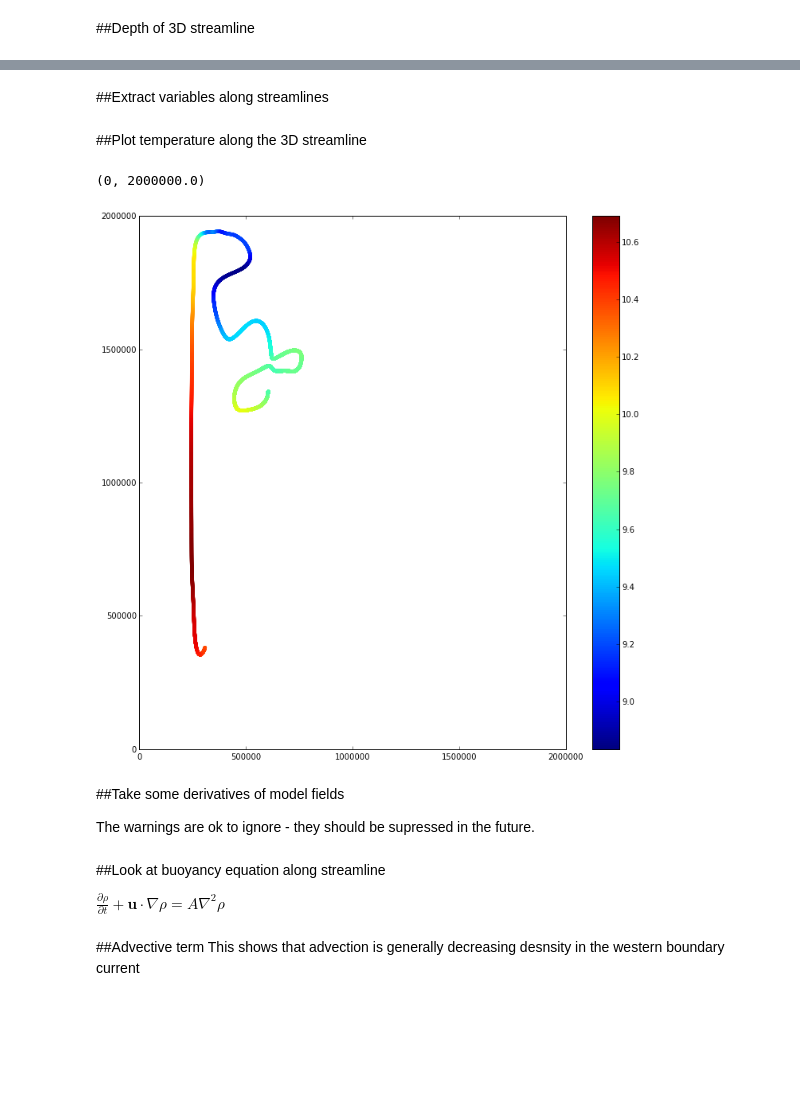
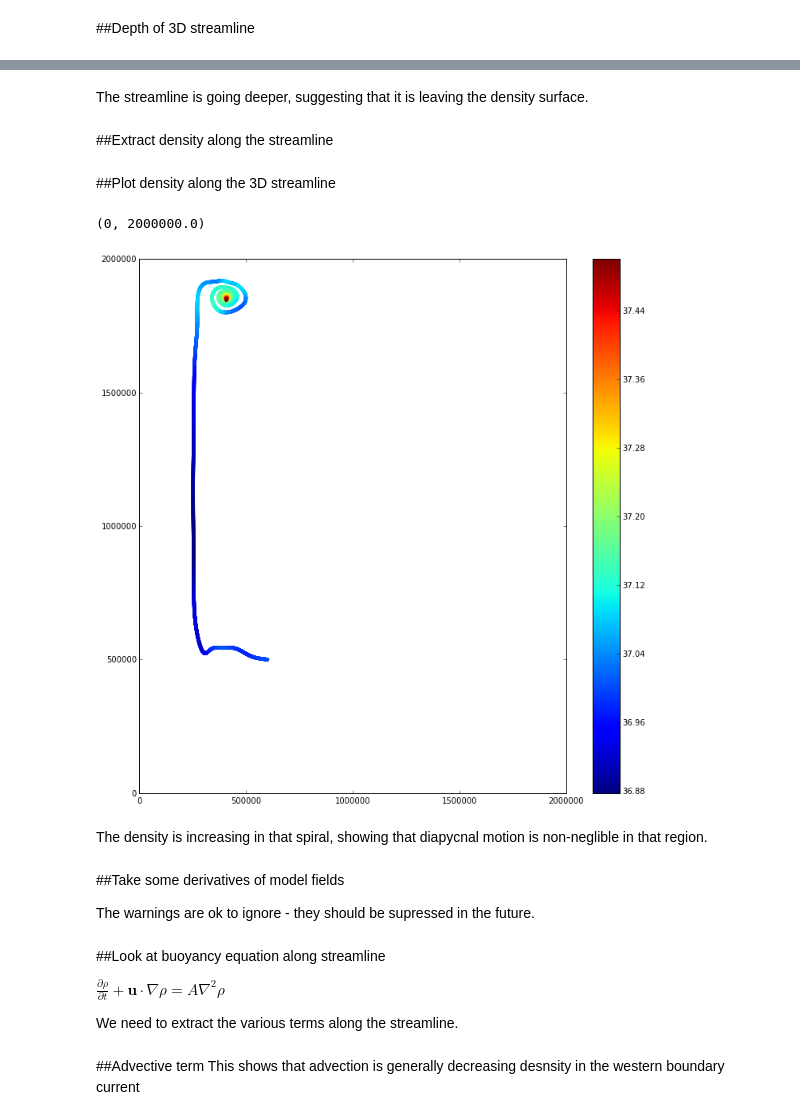
Before and after one commit to edoddridge/MITgcm_funcs, a Jupyter notebook: examples/example notebook.ipynb, the cells around one changed output, grey strips where cells are left out. Saved outputs shown, nothing was run; the diff lists cells and outputs as text; code cells hidden in the pictures; blank space fills up the shorter version.

```diff
--- a/examples/example notebook.ipynb
+++ b/examples/example notebook.ipynb
@@ -76,7 +72,9 @@ plt.colorbar(im)
 ##Let's pick out one Bernoulli contour
 # %%
 # Get Bernoulli value at start of streamline, 5e5,5e5
-BP_value = mitgcm.streamlines.bilinear_interp(5e5,5e5,BP_on_surface,m.grid['X'][:],
+x0=6e5
+y0=5e5
+BP_value = mitgcm.streamlines.bilinear_interp(x0,y0,BP_on_surface,m.grid['X'][:],
                                    m.grid['Y'][:],len(m.grid['X'][:]),len(m.grid['Y'][:]))
 BP_contour = plt.contour(m.grid['X'][:],m.grid['Y'][:],BP_on_surface,[BP_value])
 
@@ -110,12 +110,12 @@ These two lines don't match, but that's expected, the bernoulli contour gives th
 # %%
 #3D streamline from same starting point
 
-z0 = mitgcm.streamlines.bilinear_interp(x_BP_contour[0],y_BP_contour[0],test_depth,
+z0 = mitgcm.streamlines.bilinear_interp(x0,y0,test_depth,
                                         m.grid['X'][:],m.grid['Y'][:],len(m.grid['X'][:]),len(m.grid['Y'][:]))
 
 stream3d_x,stream3d_y,stream3d_z,stream3d_t = mitgcm.streamlines.stream3(m.zonal_velocity['U'][:],
                                                 m.meridional_velocity['V'][:],m.vertical_velocity['W'][:],
-                                                x_BP_contour[0],y_BP_contour[0],z0,
+                                                x0,y0,z0,
                                                 m.grid['Xp1'][:],m.grid['Y'][:],m.grid['Z'][:],
                                                 m.grid['X'][:],m.grid['Yp1'][:],m.grid['Z'][:],
                                                 m.grid['X'][:],m.grid['Y'][:],m.grid['Zl'][:],
@@ -146,22 +148,27 @@ plt.ylim((0,2e6))
+# %% [markdown]
+The streamline is going deeper, suggesting that it is leaving the density surface.
 # %% [markdown]
-##Extract variables along streamlines
+##Extract density along the streamline
 # %%
-temp = mitgcm.streamlines.extract_along_path3D(stream3d_x[:],stream3d_y[:],stream3d_z[:],
-                          m.grid['Xp1'][:],m.grid['Yp1'][:],m.grid['Z'][:],
-                          m.temperature['Temp'])
+stream_density = mitgcm.streamlines.extract_along_path3D(stream3d_x[:],stream3d_y[:],stream3d_z[:],
+                          m.grid['X'][:],m.grid['Y'][:],m.grid['Z'][:],
+                          m.density['RHO'])
 
+#other variables can be extracted too - remember to use the correct x and y variables
 cori = mitgcm.streamlines.extract_along_path2D(stream3d_x[:],stream3d_y[:],
                                                  m.grid['Xp1'][:],m.grid['Yp1'][:],m.grid['fCoriG'])
 # %% [markdown]
-##Plot temperature along the 3D streamline
+##Plot density along the 3D streamline
 # %%
-im = plt.scatter(stream3d_x[:],stream3d_y[:],c=(temp),lw=0)
+im = plt.scatter(stream3d_x[:],stream3d_y[:],c=(stream_density-1000),lw=0)
 plt.colorbar(im)
 plt.xlim((0,2e6))
 plt.ylim((0,2e6))
 # %% [output]
 (0, 2000000.0)
-[figure, old version]
+[figure, new version]
+# %% [markdown]
+The density is increasing in that spiral, showing that diapycnal motion is non-neglible in that region.
 # %% [markdown]
 ##Take some derivatives of model fields
 
@@ -189,6 +196,8 @@ m.bernoulli.take_d_dy(m,input_field='BP',output_field='dBP_dy')
 ##Look at buoyancy equation along streamline
 
 $\frac{\partial \rho}{\partial t} + \mathbf{u} \cdot \nabla \rho = A \nabla^{2} \rho$
+
+We need to extract the various terms along the streamline.
 # %%
 u = mitgcm.streamlines.extract_along_path3D(stream3d_x[:],stream3d_y[:],stream3d_z[:],
                                                          m.grid['Xp1'][:],m.grid['Y'][:],m.grid['Z'][:],
```
Also changed, not shown: parts of 13 cells of this notebook.
